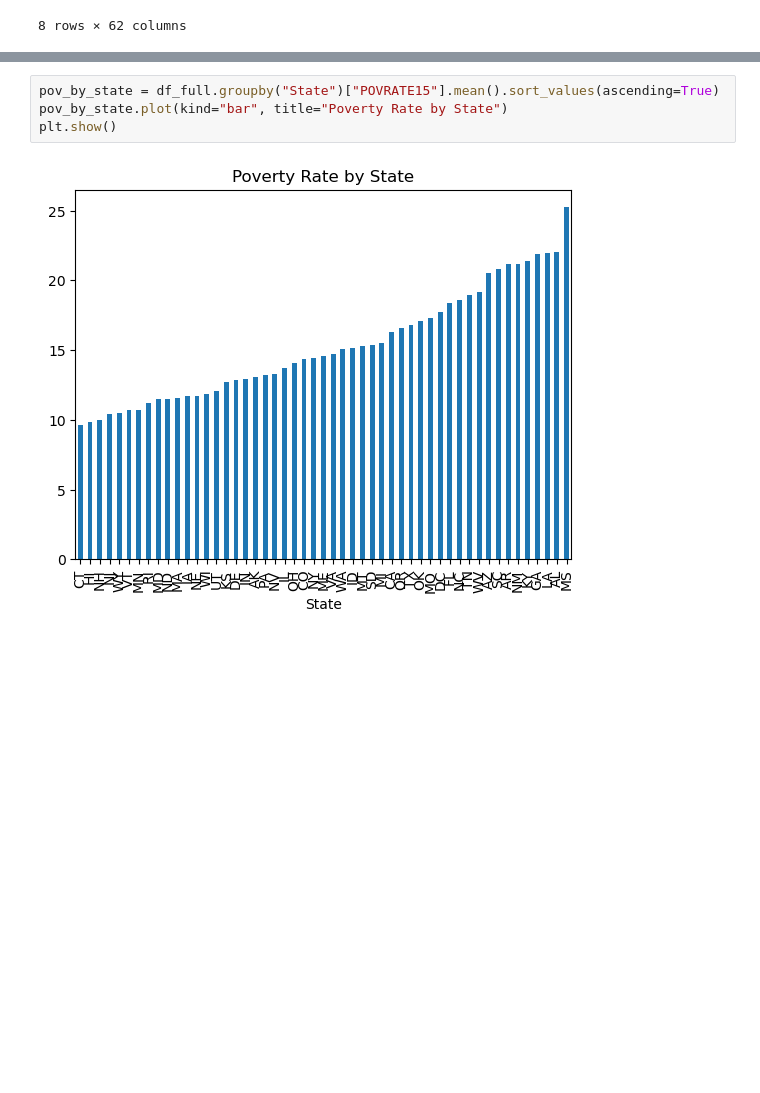
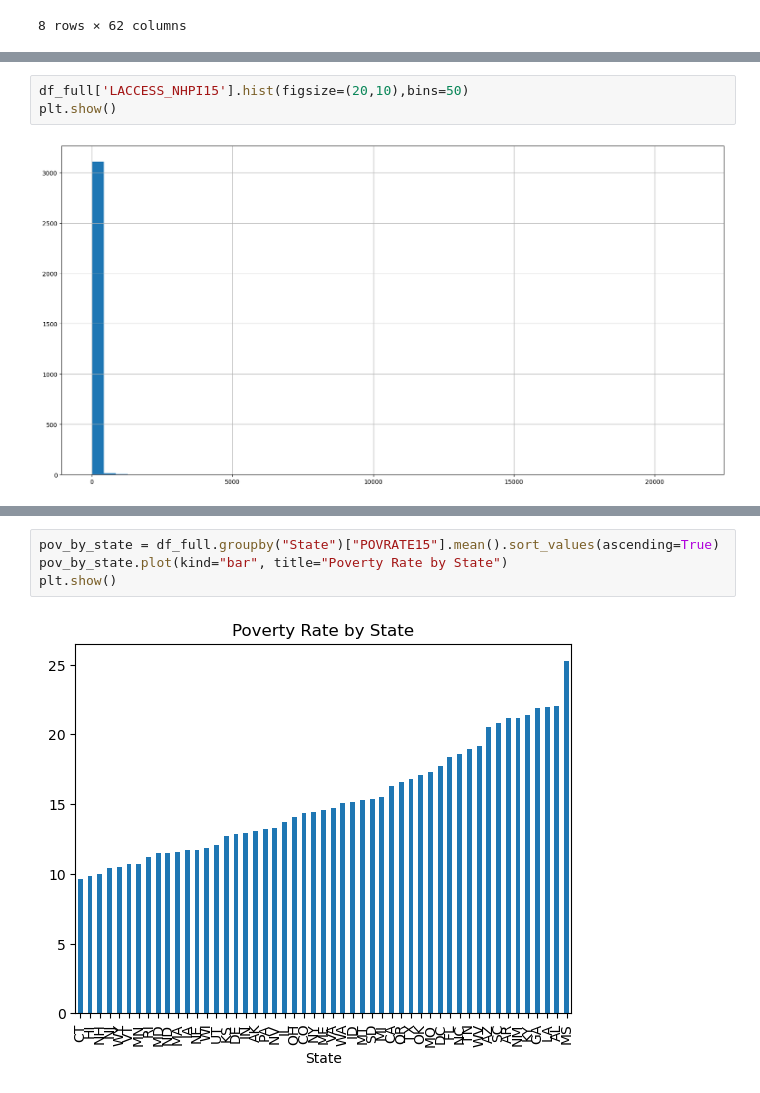
Before and after one commit to gabbycjames/DataScience_Capstone, a Jupyter notebook: DataWrangling.ipynb, the cells around one changed output, grey strips where cells are left out. Saved outputs shown, nothing was run; the diff lists cells and outputs as text; blank space fills up the shorter version.

```diff
--- a/DataWrangling.ipynb
+++ b/DataWrangling.ipynb
@@ -796,0 +807,5 @@ df_full.describe()
+# %%
+df_full['LACCESS_NHPI15'].hist(figsize=(20,10),bins=50)
+plt.show()
+# %% [output]
+[figure, new version]
```
Also changed, not shown: parts of 15 cells of this notebook.
